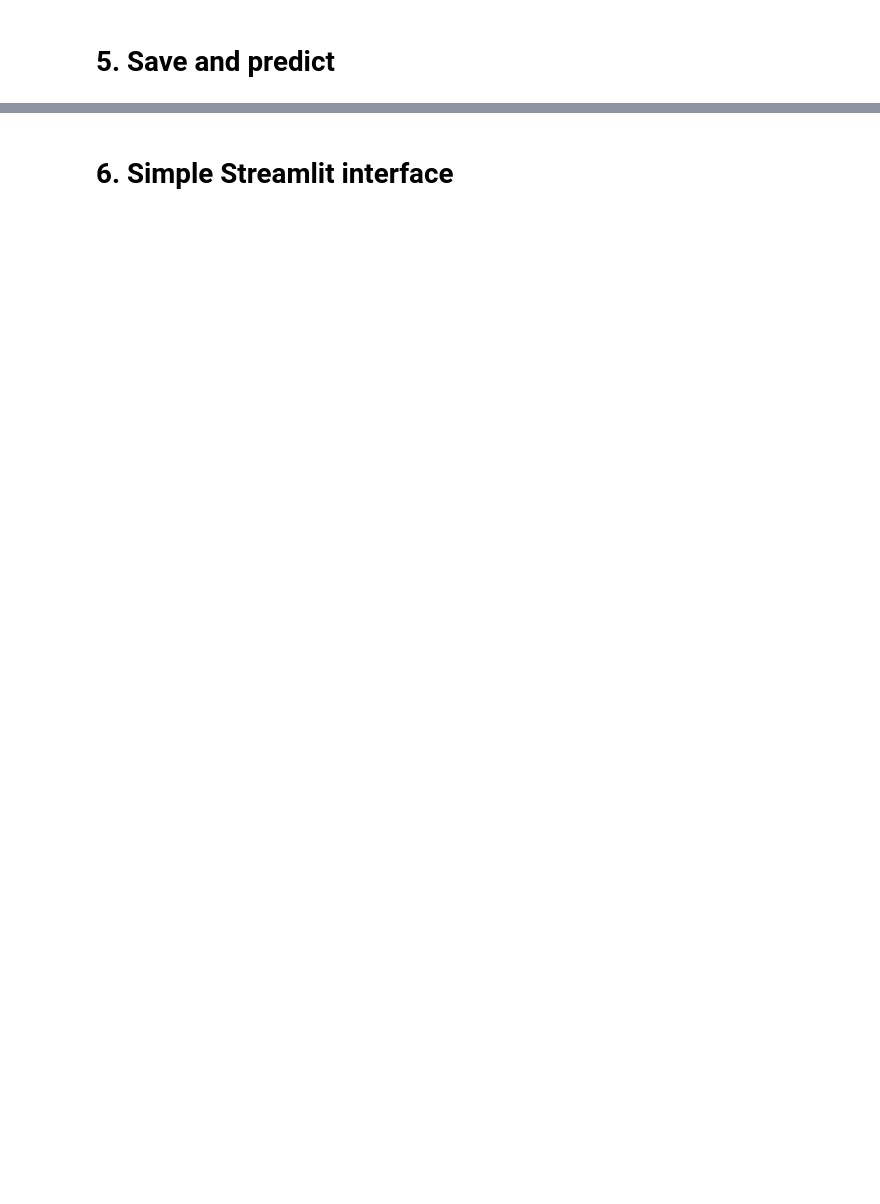
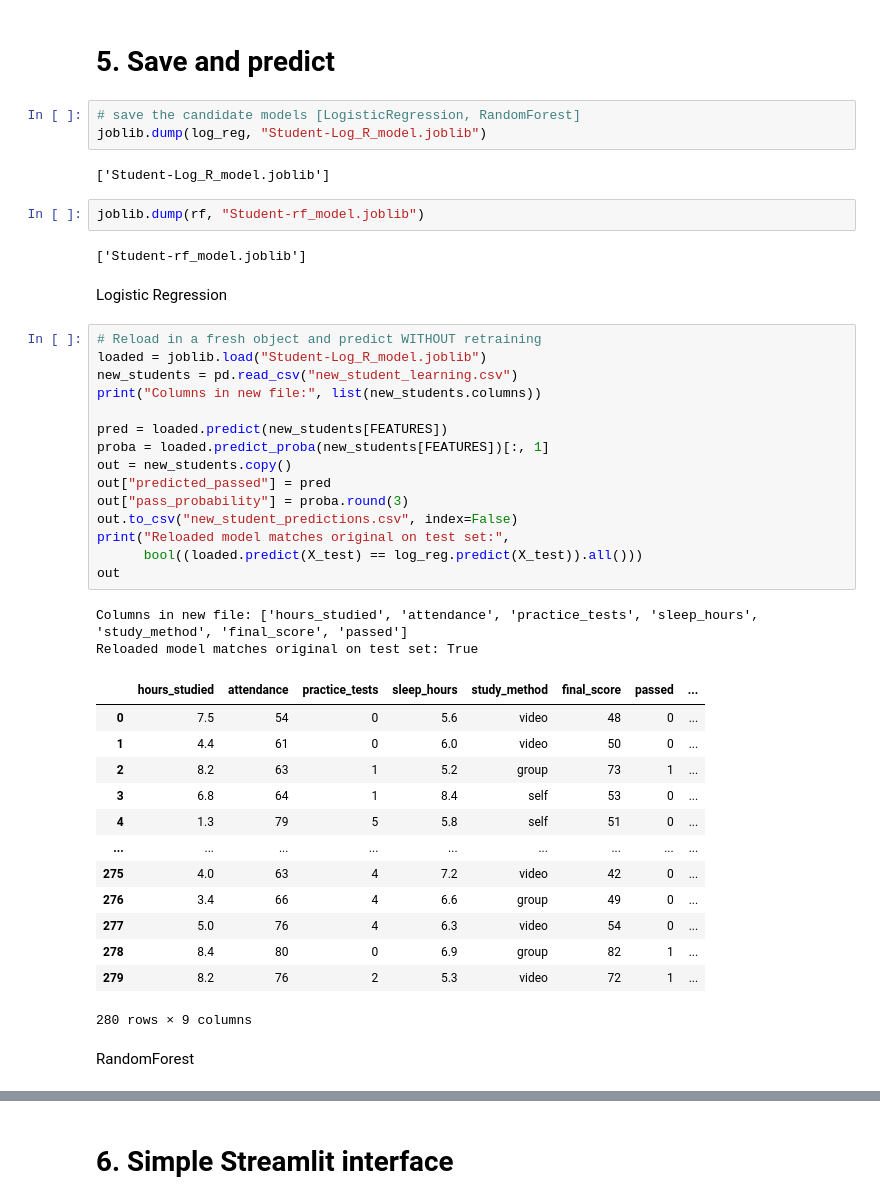
Before and after one commit to mj-awad17/AI-Engineering-bootcamp, a Jupyter notebook: Week-3/Assignment/mjawad_000287/student_learning.ipynb, the cells around one changed output, grey strips where cells are left out. Drawn from its saved outputs; the diff is of its cells as text; blank space fills up the shorter version.

Commit message:
model:DONE

```diff
--- a/Week-3/Assignment/mjawad_000287/student_learning.ipynb
+++ b/Week-3/Assignment/mjawad_000287/student_learning.ipynb
@@ -276,2 +299,46 @@ plt.show()
 # %% [markdown]
 # 5. Save and predict
+# %%
+# save the candidate models [LogisticRegression, RandomForest]
+joblib.dump(log_reg, "Student-Log_R_model.joblib")
+# %% [output]
+['Student-Log_R_model.joblib']
+# %%
+joblib.dump(rf, "Student-rf_model.joblib")
+# %% [output]
+['Student-rf_model.joblib']
+# %% [markdown]
+Logistic Regression
+# %%
+# Reload in a fresh object and predict WITHOUT retraining
+loaded = joblib.load("Student-Log_R_model.joblib")
+new_students = pd.read_csv("new_student_learning.csv")
+print("Columns in new file:", list(new_students.columns))
+
+pred = loaded.predict(new_students[FEATURES])
+proba = loaded.predict_proba(new_students[FEATURES])[:, 1]
+out = new_students.copy()
+out["predicted_passed"] = pred
+out["pass_probability"] = proba.round(3)
+out.to_csv("new_student_predictions.csv", index=False)
+print("Reloaded model matches original on test set:",
+      bool((loaded.predict(X_test) == log_reg.predict(X_test)).all()))
+out
+# %% [output]
+Columns in new file: ['hours_studied', 'attendance', 'practice_tests', 'sleep_hours', 'study_method', 'final_score', 'passed']
+Reloaded model matches original on test set: True
+|  | hours_studied | attendance | practice_tests | sleep_hours | study_method | final_score | passed | ... |
+| 0 | 7.5 | 54 | 0 | 5.6 | video | 48 | 0 | ... |
+| 1 | 4.4 | 61 | 0 | 6.0 | video | 50 | 0 | ... |
+| 2 | 8.2 | 63 | 1 | 5.2 | group | 73 | 1 | ... |
+| 3 | 6.8 | 64 | 1 | 8.4 | self | 53 | 0 | ... |
+| 4 | 1.3 | 79 | 5 | 5.8 | self | 51 | 0 | ... |
+| ... | ... | ... | ... | ... | ... | ... | ... | ... |
+| 275 | 4.0 | 63 | 4 | 7.2 | video | 42 | 0 | ... |
+| 276 | 3.4 | 66 | 4 | 6.6 | group | 49 | 0 | ... |
+| 277 | 5.0 | 76 | 4 | 6.3 | video | 54 | 0 | ... |
+| 278 | 8.4 | 80 | 0 | 6.9 | group | 82 | 1 | ... |
+| 279 | 8.2 | 76 | 2 | 5.3 | video | 72 | 1 | ... |
+280 rows × 9 columns
+# %% [markdown]
+RandomForest
```
Also changed, not shown: parts of 5 cells of this notebook, 5 other files.
